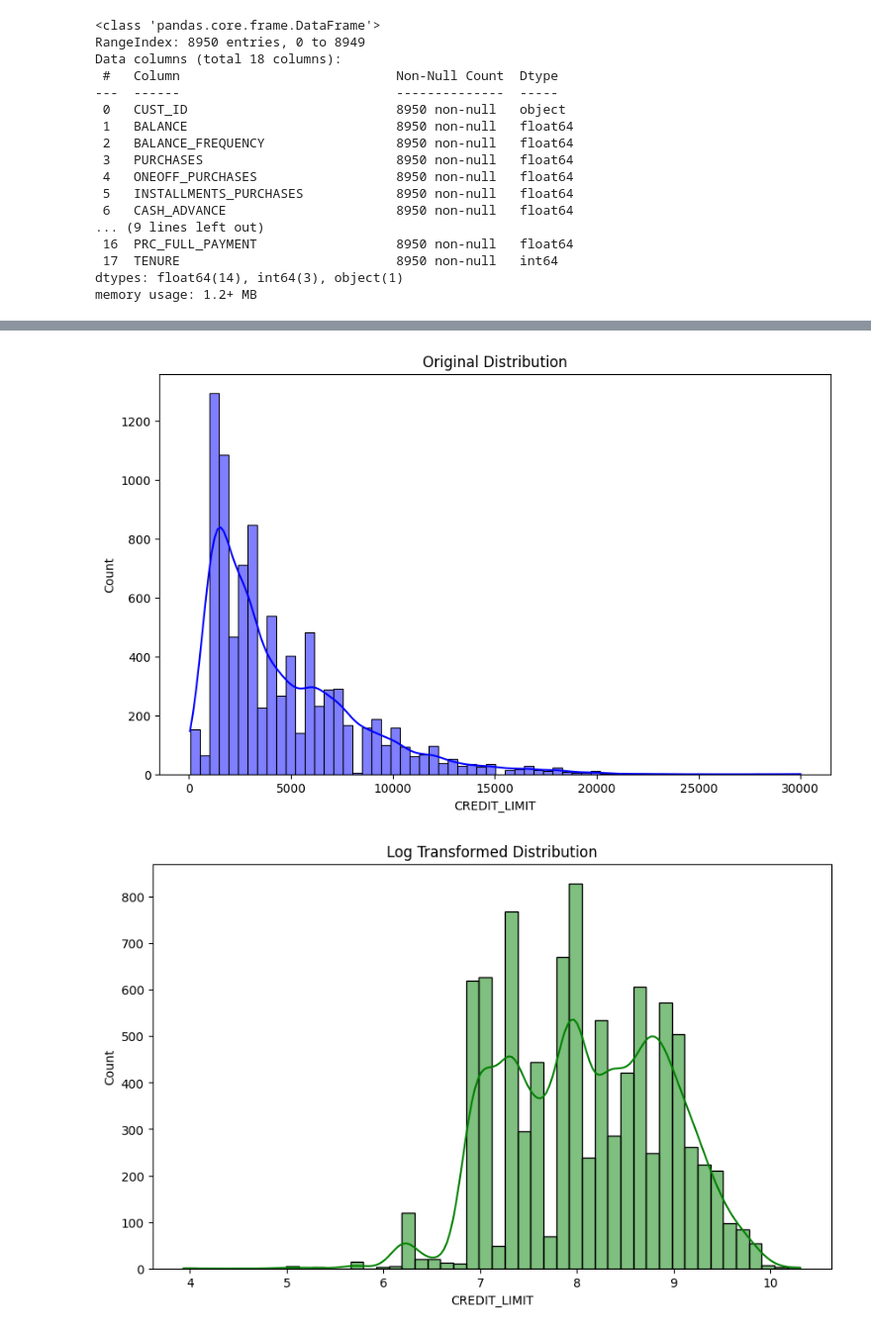
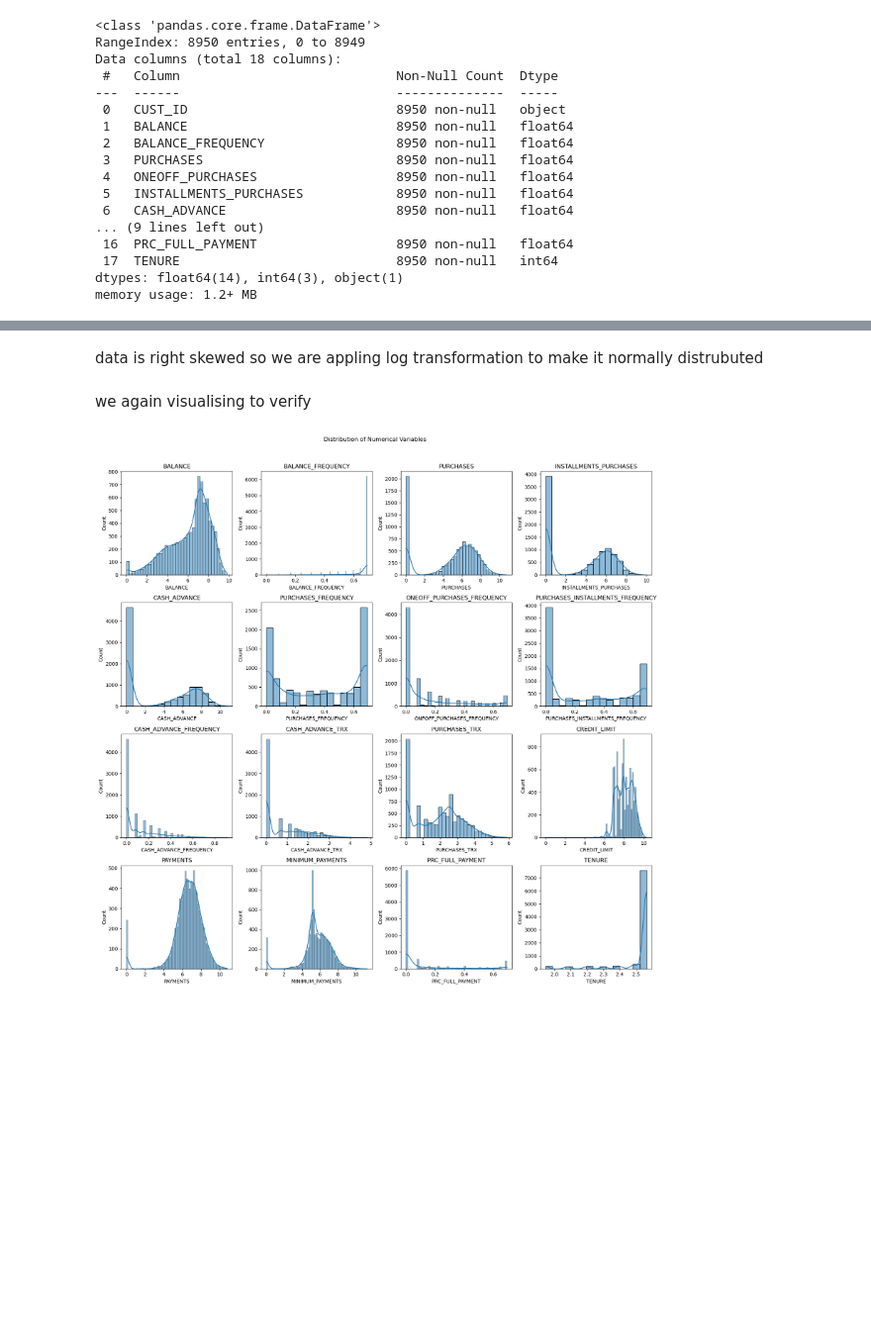
Before and after one commit to VallabhKulkarni-09/customer-Clustering--Credit-Card, a Jupyter notebook: customer.ipynb, the cells around one changed output, grey strips where cells are left out. Shown: that part at 99% size. Cells and saved outputs as stored; diff of their text form; code cells hidden in the pictures; blank space fills up the shorter version.

Commit message:
log transformation

```diff
--- a/customer.ipynb
+++ b/customer.ipynb
@@ -101,18 +206,23 @@ plt.show()
-# %%
-# Visualize the original distribution
-plt.figure(figsize=(10, 6))
-sns.histplot(data['CREDIT_LIMIT'].dropna(), kde=True, color='blue')
-plt.title('Original Distribution')
-plt.show()
-
-# Apply log transformation
-log_transformed_column = np.log1p(data['CREDIT_LIMIT'])
-
-# Visualize the transformed distribution
-plt.figure(figsize=(10, 6))
-sns.histplot(log_transformed_column.dropna(), kde=True, color='green')
-plt.title('Log Transformed Distribution')
-plt.show()
-# %% [output]
-[figure, removed]
-[figure, removed]
+# %% [markdown]
+data is right skewed so we are appling log transformation to make it normally distrubuted
+# %%
+for i, col in enumerate(data.columns):
+    data[col] = np.log1p(data[col])
+# %% [markdown]
+we again visualising to verify
+# %%
+# Visualize the distribution of numerical variables
+fig, axes = plt.subplots(nrows=4, ncols=4, figsize=(16, 16))
+fig.suptitle('Distribution of Numerical Variables')
+
+for i, col in enumerate(data.columns):
+    try:
+        sns.histplot(data[col].dropna(), ax=axes[i // 4, i % 4], kde=True)
+        axes[i // 4, i % 4].set_title(col)
+    except Exception as e:
+        print(f"Error plotting {col}: {e}")
+
+plt.tight_layout(rect=[0, 0, 1, 0.96])  # Adjust layout to avoid overlap
+plt.show()
+# %% [output]
+[figure, added]
```
Also changed, not shown: parts of 17 cells of this notebook.
